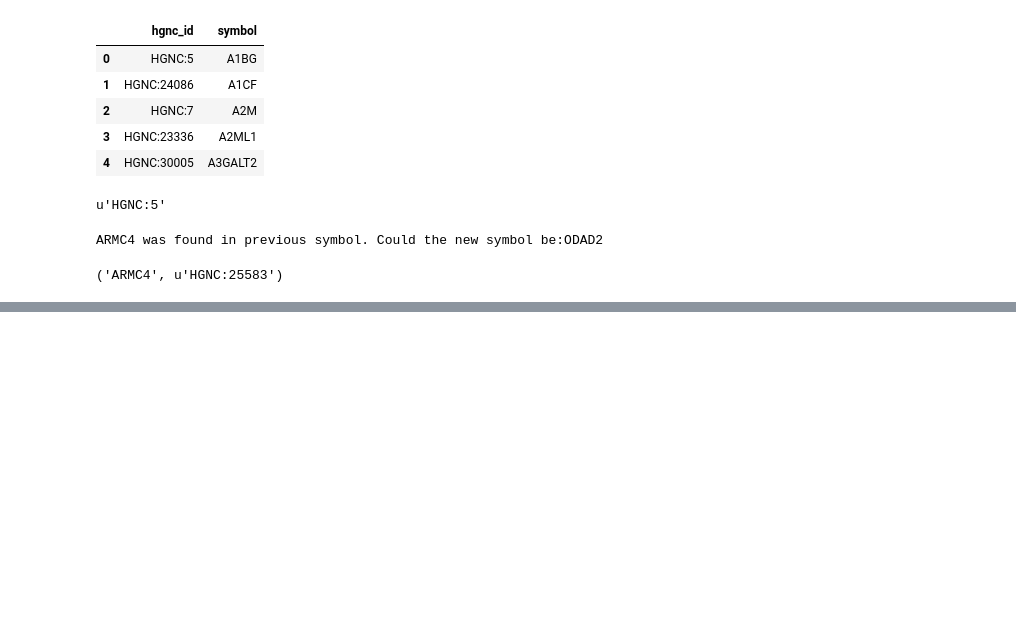
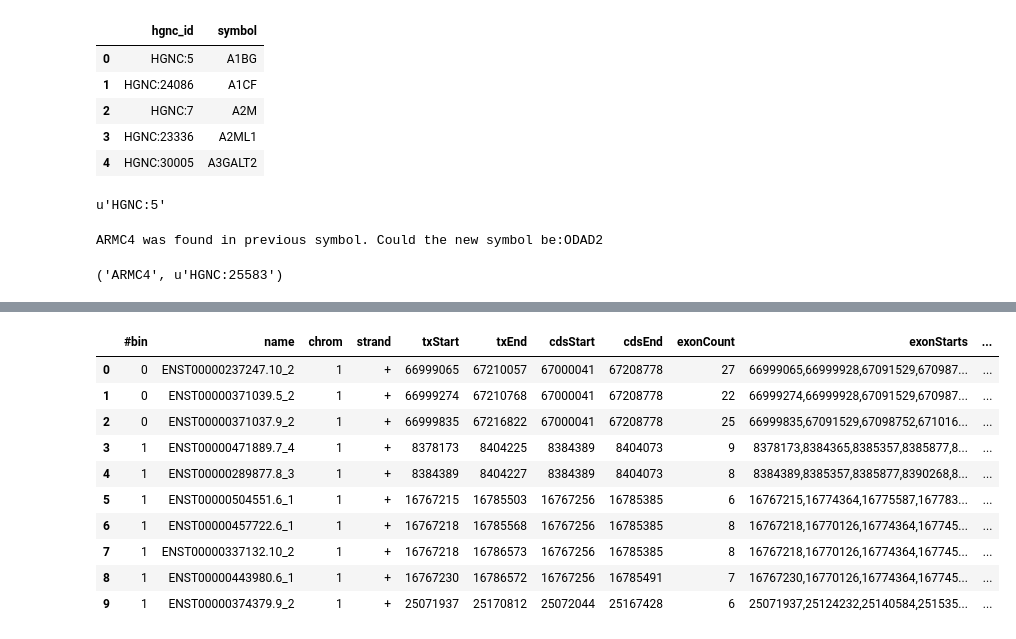
Before and after one commit to oyvindbusk/furry-couscous, a Jupyter notebook: Untitled.ipynb, the cells around one changed output, grey strips where cells are left out. Cells and saved outputs as stored; diff of their text form; code cells hidden in the pictures; blank space fills up the shorter version.

```diff
--- a/Untitled.ipynb
+++ b/Untitled.ipynb
@@ -60,0 +96,14 @@ ARMC4 was found in previous symbol. Could the new symbol be:ODAD2
+# %%
+df3
+# %% [output]
+|  | #bin | name | chrom | strand | txStart | txEnd | cdsStart | cdsEnd | exonCount | exonStarts | ... |
+| 0 | 0 | ENST00000237247.10_2 | 1 | + | 66999065 | 67210057 | 67000041 | 67208778 | 27 | 66999065,66999928,67091529,670987... | ... |
+| 1 | 0 | ENST00000371039.5_2 | 1 | + | 66999274 | 67210768 | 67000041 | 67208778 | 22 | 66999274,66999928,67091529,670987... | ... |
+| 2 | 0 | ENST00000371037.9_2 | 1 | + | 66999835 | 67216822 | 67000041 | 67208778 | 25 | 66999835,67091529,67098752,671016... | ... |
+| 3 | 1 | ENST00000471889.7_4 | 1 | + | 8378173 | 8404225 | 8384389 | 8404073 | 9 | 8378173,8384365,8385357,8385877,8... | ... |
+| 4 | 1 | ENST00000289877.8_3 | 1 | + | 8384389 | 8404227 | 8384389 | 8404073 | 8 | 8384389,8385357,8385877,8390268,8... | ... |
+| 5 | 1 | ENST00000504551.6_1 | 1 | + | 16767215 | 16785503 | 16767256 | 16785385 | 6 | 16767215,16774364,16775587,167783... | ... |
+| 6 | 1 | ENST00000457722.6_1 | 1 | + | 16767218 | 16785568 | 16767256 | 16785385 | 8 | 16767218,16770126,16774364,167745... | ... |
+| 7 | 1 | ENST00000337132.10_2 | 1 | + | 16767218 | 16786573 | 16767256 | 16785385 | 8 | 16767218,16770126,16774364,167745... | ... |
+| 8 | 1 | ENST00000443980.6_1 | 1 | + | 16767230 | 16786572 | 16767256 | 16785491 | 7 | 16767230,16770126,16774364,167745... | ... |
+| 9 | 1 | ENST00000374379.9_2 | 1 | + | 25071937 | 25170812 | 25072044 | 25167428 | 6 | 25071937,25124232,25140584,251535... | ... |
```
Also changed, not shown: parts of 5 cells of this notebook, 13 other files.
